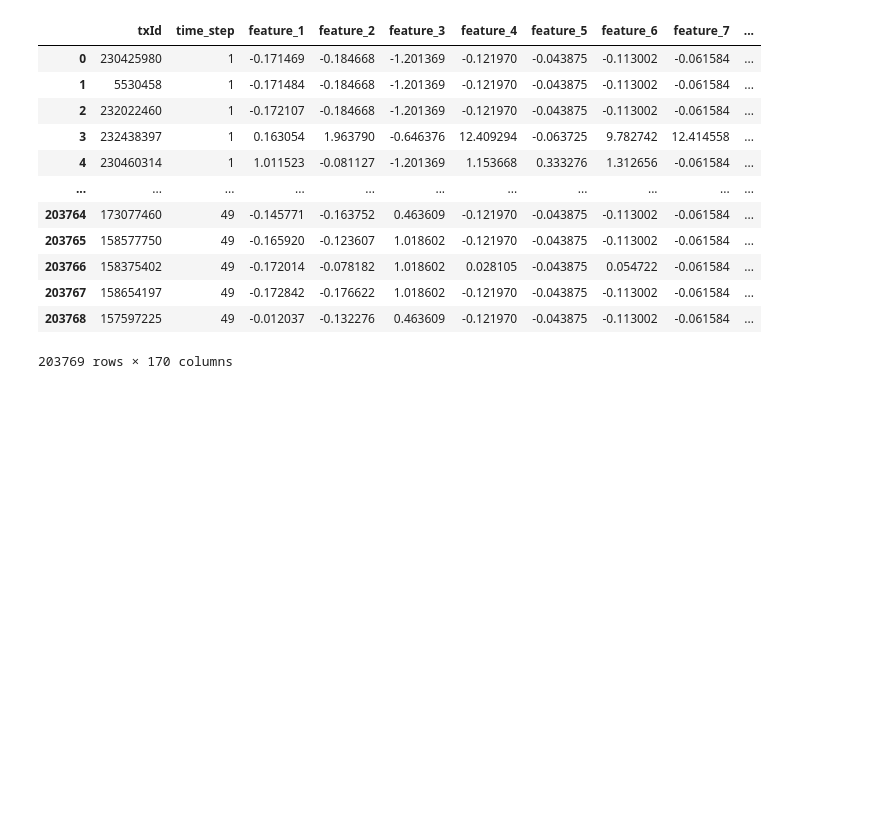
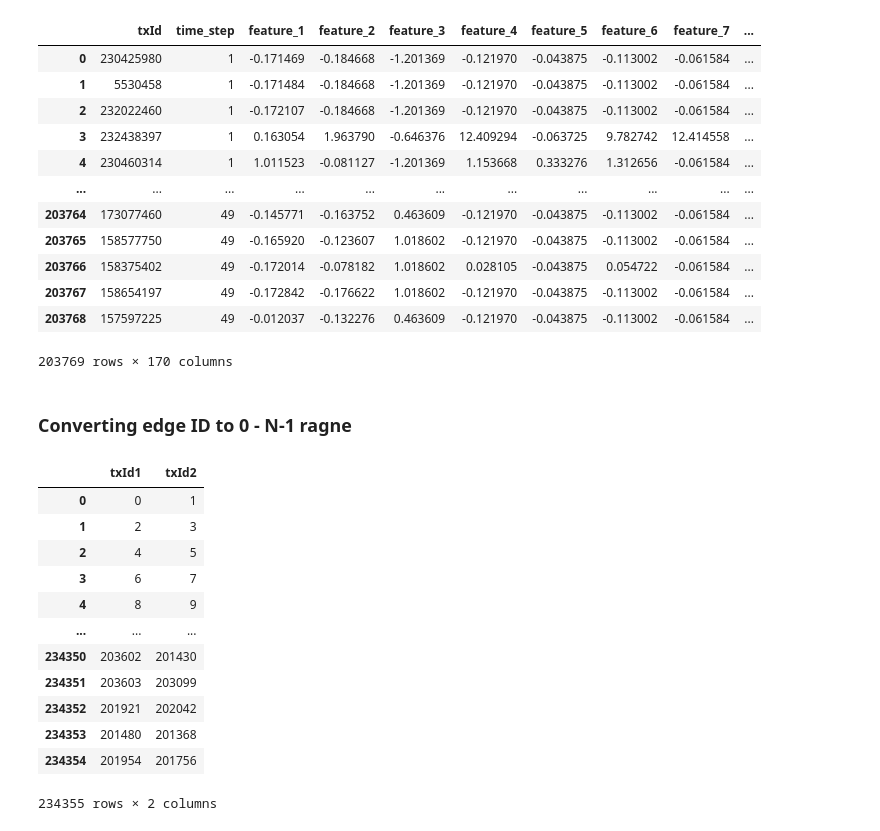
Before and after one commit to MrWlobo/Bitcoin_Transaction_ML, a Jupyter notebook: main.ipynb, the cells around one changed output. Cells and saved outputs as stored; diff of their text form; code cells hidden in the pictures; blank space fills up the shorter version.

Commit message:
Converted edge IDs

```diff
--- a/main.ipynb
+++ b/main.ipynb
@@ -117,3 +115,26 @@ df
 | 203767 | 158654197 | 49 | -0.172842 | -0.176622 | 1.018602 | -0.121970 | -0.043875 | -0.113002 | -0.061584 | ... |
 | 203768 | 157597225 | 49 | -0.012037 | -0.132276 | 0.463609 | -0.121970 | -0.043875 | -0.113002 | -0.061584 | ... |
 203769 rows × 170 columns
+# %% [markdown]
+### Converting edge ID to 0 - N-1 ragne
+# %%
+mapping = {idx: i for i, idx in enumerate(df["txId"].values)}
+
+df_edgelist["txId1"] = df_edgelist["txId1"].map(mapping)
+df_edgelist["txId2"] = df_edgelist["txId2"].map(mapping)
+
+df_edgelist
+# %% [output]
+|  | txId1 | txId2 |
+| 0 | 0 | 1 |
+| 1 | 2 | 3 |
+| 2 | 4 | 5 |
+| 3 | 6 | 7 |
+| 4 | 8 | 9 |
+| ... | ... | ... |
+| 234350 | 203602 | 201430 |
+| 234351 | 203603 | 203099 |
+| 234352 | 201921 | 202042 |
+| 234353 | 201480 | 201368 |
+| 234354 | 201954 | 201756 |
+234355 rows × 2 columns
```
Also changed, not shown: parts of 1 cell of this notebook.
